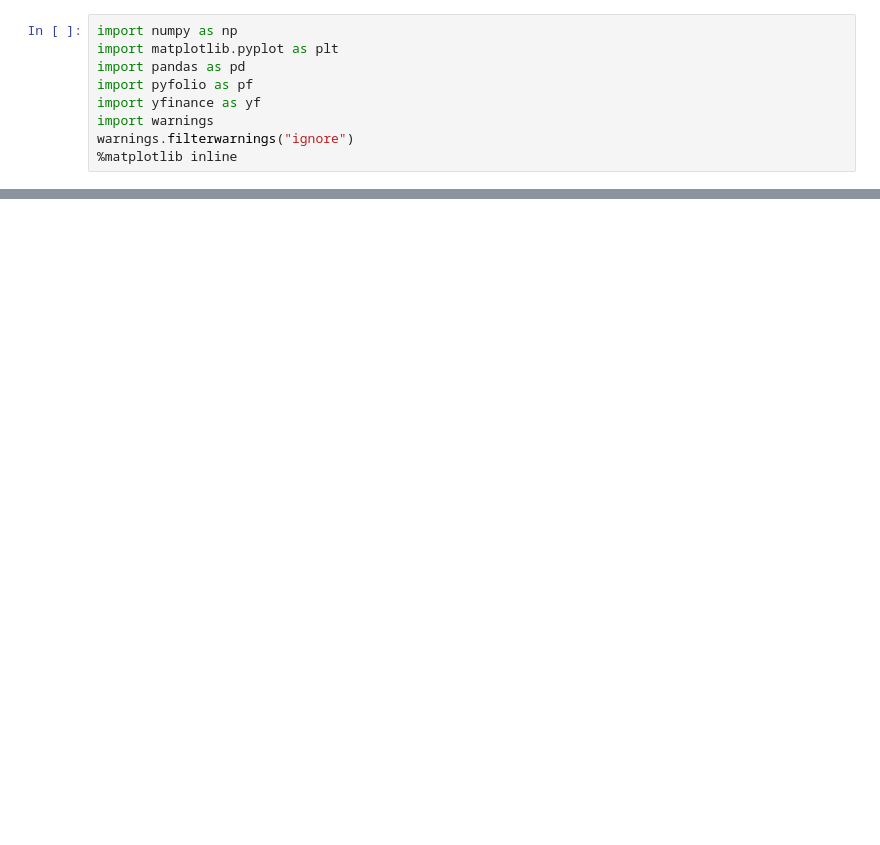
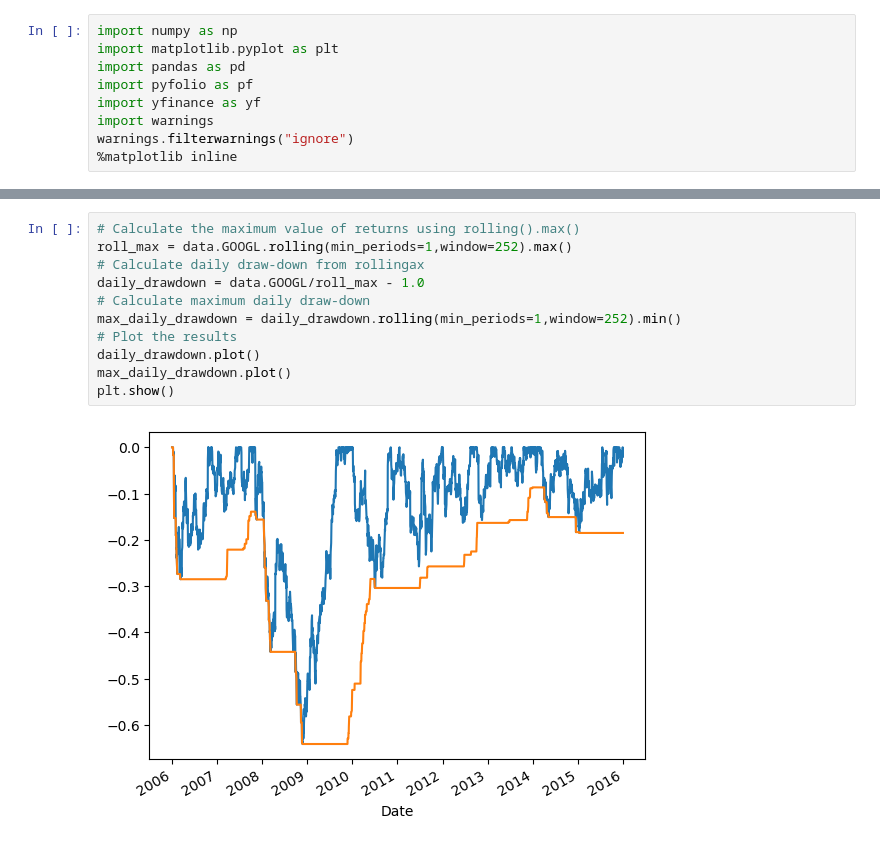
Before and after one commit to Tomexr1/Categorical_Data_Analysis, a Jupyter notebook: matematyka_dla_przemyslu/Prezentacja3/Untitled.ipynb, the cells around one changed output, grey strips where cells are left out. Saved outputs shown, nothing was run; the diff lists cells and outputs as text; blank space fills up the shorter version.

```diff
--- a/matematyka_dla_przemyslu/Prezentacja3/Untitled.ipynb
+++ b/matematyka_dla_przemyslu/Prezentacja3/Untitled.ipynb
@@ -247,0 +195,13 @@ KeyError: "None of [DatetimeIndex(['2015-05-01', '2015-06-01', '2015-07-01', '20
+# %%
+# Calculate the maximum value of returns using rolling().max()
+roll_max = data.GOOGL.rolling(min_periods=1,window=252).max()
+# Calculate daily draw-down from rollingax
+daily_drawdown = data.GOOGL/roll_max - 1.0
+# Calculate maximum daily draw-down
+max_daily_drawdown = daily_drawdown.rolling(min_periods=1,window=252).min()
+# Plot the results
+daily_drawdown.plot()
+max_daily_drawdown.plot()
+plt.show()
+# %% [output]
+[figure, added]
```
Also changed, not shown: parts of 54 cells of this notebook, 31 other files.
